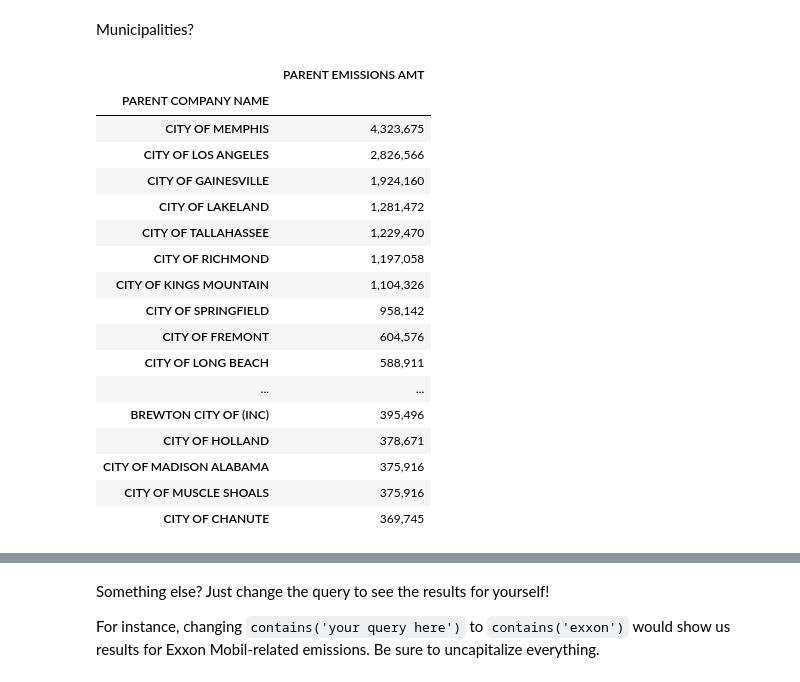
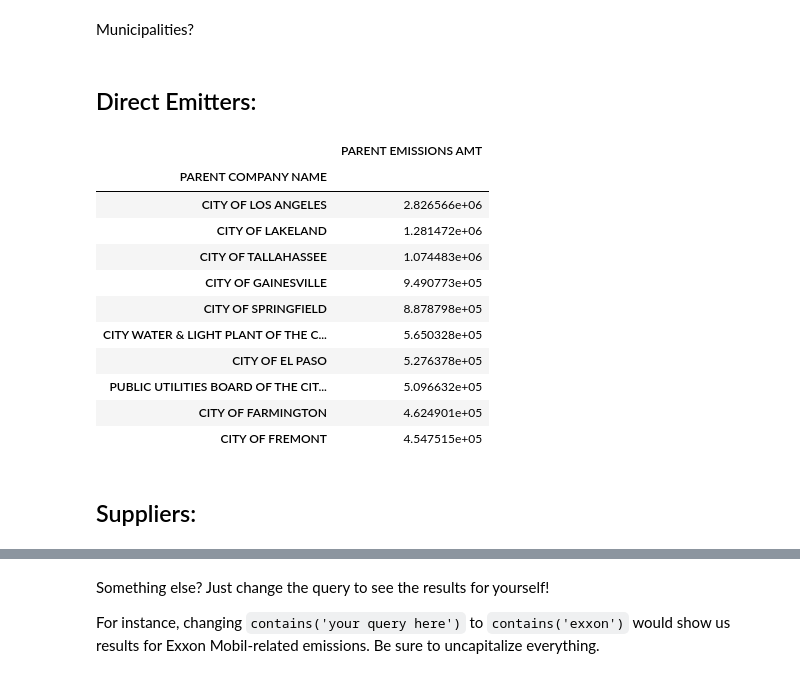
Before and after one commit to edgi-govdata-archiving/ECHO-GHG, a Jupyter notebook: ECHO_GHG.ipynb, the cells around one changed output, grey strips where cells are left out. Cells and saved outputs as stored; diff of their text form; code cells hidden in the pictures.

```diff
--- a/ECHO_GHG.ipynb
+++ b/ECHO_GHG.ipynb
@@ -227,0 +249,13 @@ nas
+# %%
+nas_e = join_emitters.loc[join_emitters["Emissions (tCO2e)"] == 0]
+join_emitters = join_emitters.drop(nas_e.index)
+
+# For suppliers
+nas_s = join_suppliers.loc[join_suppliers["Emissions (tCO2e)"]  == 0]
+join_suppliers = join_suppliers.drop(nas_s.index)
+
+# Show the first few lines of data from each
+display(HTML("<h2>Direct Emitters:</h2>"))
+display(nas_e.head(5))
+display(HTML("<h2>Suppliers:</h2>"))
+display(nas_s.head(5))
@@ -231,6 +280,12 @@ nas
 Some companies have less than 100% ownership of a given facility - they share ownership with other entities. We divide a facility's emissions between all owners according to their percent share.
 # %%
 # PARENT SHARE = for each facility, and for each owner, how many of that facility's emissions was that owner responsible for based on percent ownership.
-join["PARENT EMISSIONS AMT"] = join['Emissions (tCO2e)'] * join["PARENT CO. PERCENT OWNERSHIP"] / 100
-join
+join_emitters["PARENT EMISSIONS AMT"] = join_emitters['Emissions (tCO2e)'] * join_emitters["PARENT CO. PERCENT OWNERSHIP"] / 100
+join_suppliers["PARENT EMISSIONS AMT"] = join_suppliers['Emissions (tCO2e)'] * join_suppliers["PARENT CO. PERCENT OWNERSHIP"] / 100
+
+# Show the first few lines of data from each
+display(HTML("<h2>Direct Emitters:</h2>"))
+display(join_emitters.head(5))
+display(HTML("<h2>Suppliers:</h2>"))
+display(join_suppliers.head(5))
 # %% [output]
@@ -275,4 +335,9 @@ Re-run the cell below and change `summary.nlargest(10, "PARENT EMISSIONS AMT")`
 # %%
-summary = join.groupby("PARENT COMPANY NAME")[["PARENT EMISSIONS AMT"]].sum()
-summary.nlargest(10, "PARENT EMISSIONS AMT").style.format({"PARENT EMISSIONS AMT": '{:,.0f}'})
+summary_e = join_emitters.groupby("PARENT COMPANY NAME")[["PARENT EMISSIONS AMT"]].sum()
+summary_s = join_suppliers.groupby("PARENT COMPANY NAME")[["PARENT EMISSIONS AMT"]].sum()
+
+display(HTML("<h2>Direct Emitters:</h2>"))
+display(summary_e.nlargest(10, "PARENT EMISSIONS AMT").style.format({"PARENT EMISSIONS AMT": '{:,.0f}'}))
+display(HTML("<h2>Suppliers:</h2>"))
+display(summary_s.nlargest(10, "PARENT EMISSIONS AMT").style.format({"PARENT EMISSIONS AMT": '{:,.0f}'}))
 # %% [output]
@@ -380,24 +506,29 @@ df.plot(kind='bar', figsize=(13,13))
 # %% [markdown]
 Municipalities?
 # %%
-df = summary.query("index.str.lower().str.contains('city of')",engine='python').nlargest(20, 'PARENT EMISSIONS AMT')
-df.style.format({"PARENT EMISSIONS AMT": '{:,.0f}'})
+e = summary_e.query("index.str.lower().str.contains('city of')",engine='python').nlargest(10, 'PARENT EMISSIONS AMT')
+e.style.format({"PARENT EMISSIONS AMT": '{:,.0f}'})
+
+s = summary_s.query("index.str.lower().str.contains('city of')",engine='python').nlargest(10, 'PARENT EMISSIONS AMT')
+s.style.format({"PARENT EMISSIONS AMT": '{:,.0f}'})
+
+
+display(HTML("<h2>Direct Emitters:</h2>"))
+display(e)
+display(HTML("<h2>Suppliers:</h2>"))
+display(s)
 # %% [output]
+Direct Emitters:
 |  | PARENT EMISSIONS AMT |
 | PARENT COMPANY NAME |  |
-| CITY OF MEMPHIS | 4,323,675 |
-| CITY OF LOS ANGELES | 2,826,566 |
-| CITY OF GAINESVILLE | 1,924,160 |
-| CITY OF LAKELAND | 1,281,472 |
-| CITY OF TALLAHASSEE | 1,229,470 |
-| CITY OF RICHMOND | 1,197,058 |
-| CITY OF KINGS MOUNTAIN | 1,104,326 |
-| CITY OF SPRINGFIELD | 958,142 |
-| CITY OF FREMONT | 604,576 |
-| CITY OF LONG BEACH | 588,911 |
-| ... | ... |
-| BREWTON CITY OF (INC) | 395,496 |
-| CITY OF HOLLAND | 378,671 |
-| CITY OF MADISON ALABAMA | 375,916 |
-| CITY OF MUSCLE SHOALS | 375,916 |
-| CITY OF CHANUTE | 369,745 |
+| CITY OF LOS ANGELES | 2.826566e+06 |
+| CITY OF LAKELAND | 1.281472e+06 |
+| CITY OF TALLAHASSEE | 1.074483e+06 |
+| CITY OF GAINESVILLE | 9.490773e+05 |
+| CITY OF SPRINGFIELD | 8.878798e+05 |
+| CITY WATER & LIGHT PLANT OF THE C... | 5.650328e+05 |
+| CITY OF EL PASO | 5.276378e+05 |
+| PUBLIC UTILITIES BOARD OF THE CIT... | 5.096632e+05 |
+| CITY OF FARMINGTON | 4.624901e+05 |
+| CITY OF FREMONT | 4.547515e+05 |
+Suppliers:
```
Also changed, not shown: parts of 39 cells of this notebook.
